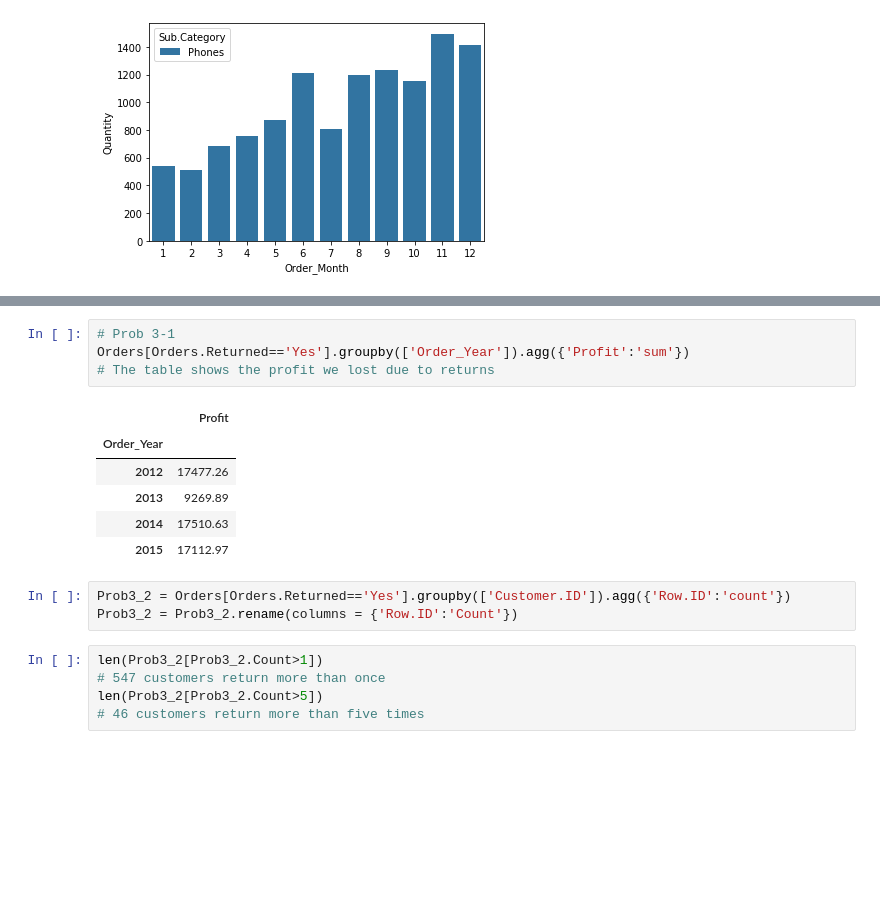
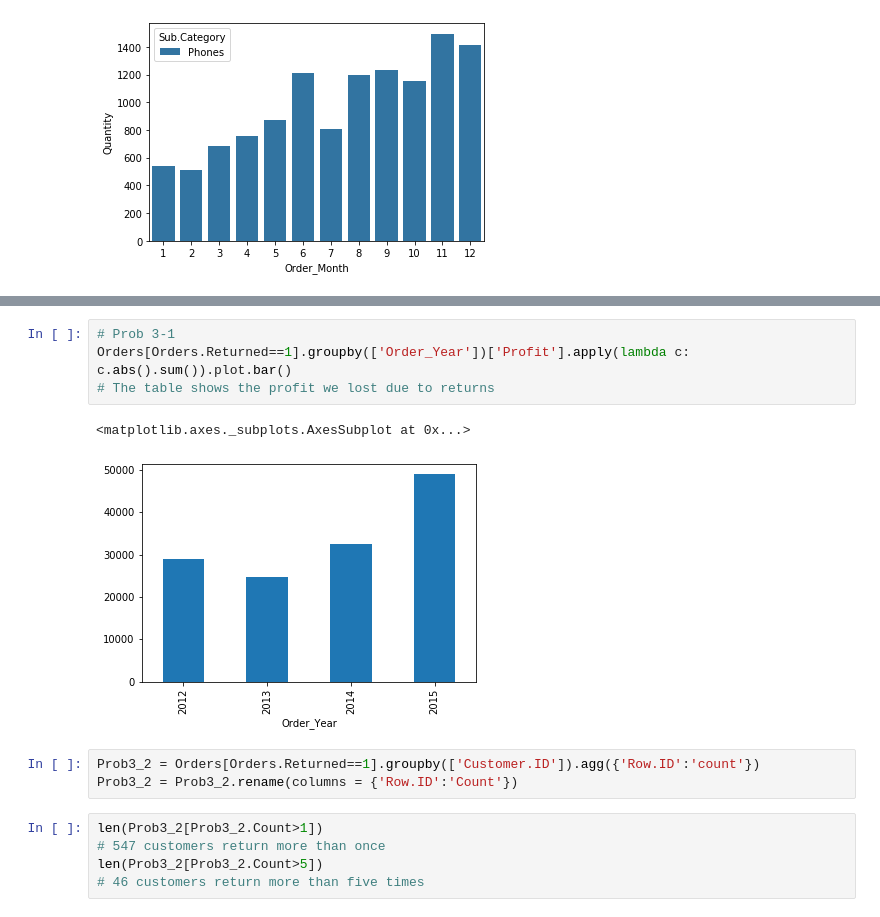
Before and after one commit to ChungHHuang/ML_Lab, a Jupyter notebook: CHHuang/ML_lab_week1.ipynb, the cells around one changed output, grey strips where cells are left out. Cells and saved outputs as stored; diff of their text form; blank space fills up the shorter version.

```diff
--- a/CHHuang/ML_lab_week1.ipynb
+++ b/CHHuang/ML_lab_week1.ipynb
@@ -166,17 +168,13 @@ Yes     2220
 Name: Returned, dtype: int64
 # %%
 # Prob 3-1
-Orders[Orders.Returned=='Yes'].groupby(['Order_Year']).agg({'Profit':'sum'})
+Orders[Orders.Returned==1].groupby(['Order_Year'])['Profit'].apply(lambda c: c.abs().sum()).plot.bar()
 # The table shows the profit we lost due to returns
 # %% [output]
-|  | Profit |
-| Order_Year |  |
-| 2012 | 17477.26 |
-| 2013 | 9269.89 |
-| 2014 | 17510.63 |
-| 2015 | 17112.97 |
+<matplotlib.axes._subplots.AxesSubplot at 0x...>
+[figure, added]
 # %%
-Prob3_2 = Orders[Orders.Returned=='Yes'].groupby(['Customer.ID']).agg({'Row.ID':'count'})
+Prob3_2 = Orders[Orders.Returned==1].groupby(['Customer.ID']).agg({'Row.ID':'count'})
 Prob3_2 = Prob3_2.rename(columns = {'Row.ID':'Count'})
 # %%
 len(Prob3_2[Prob3_2.Count>1])
```
Also changed, not shown: parts of 32 cells of this notebook, 1 other file.
